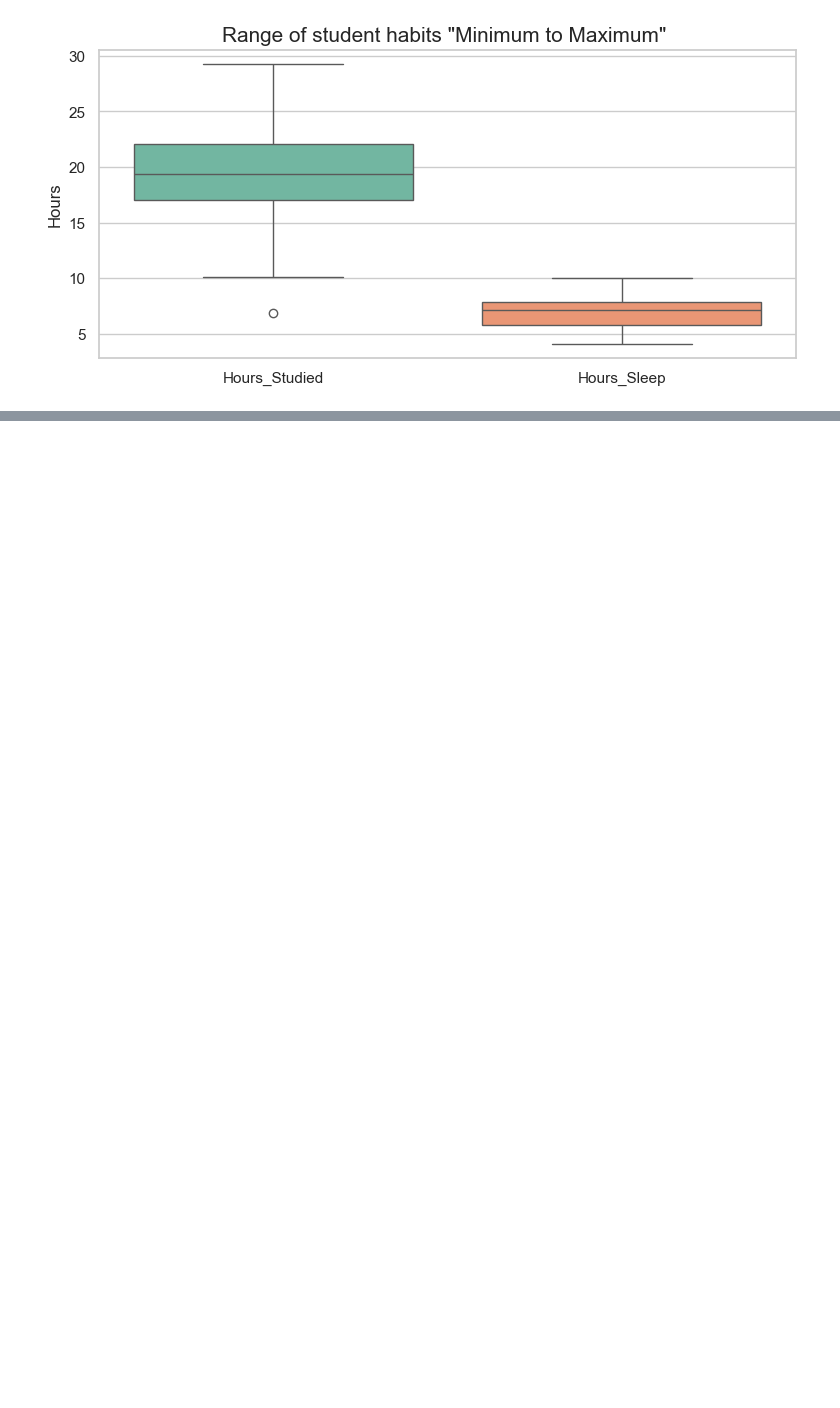
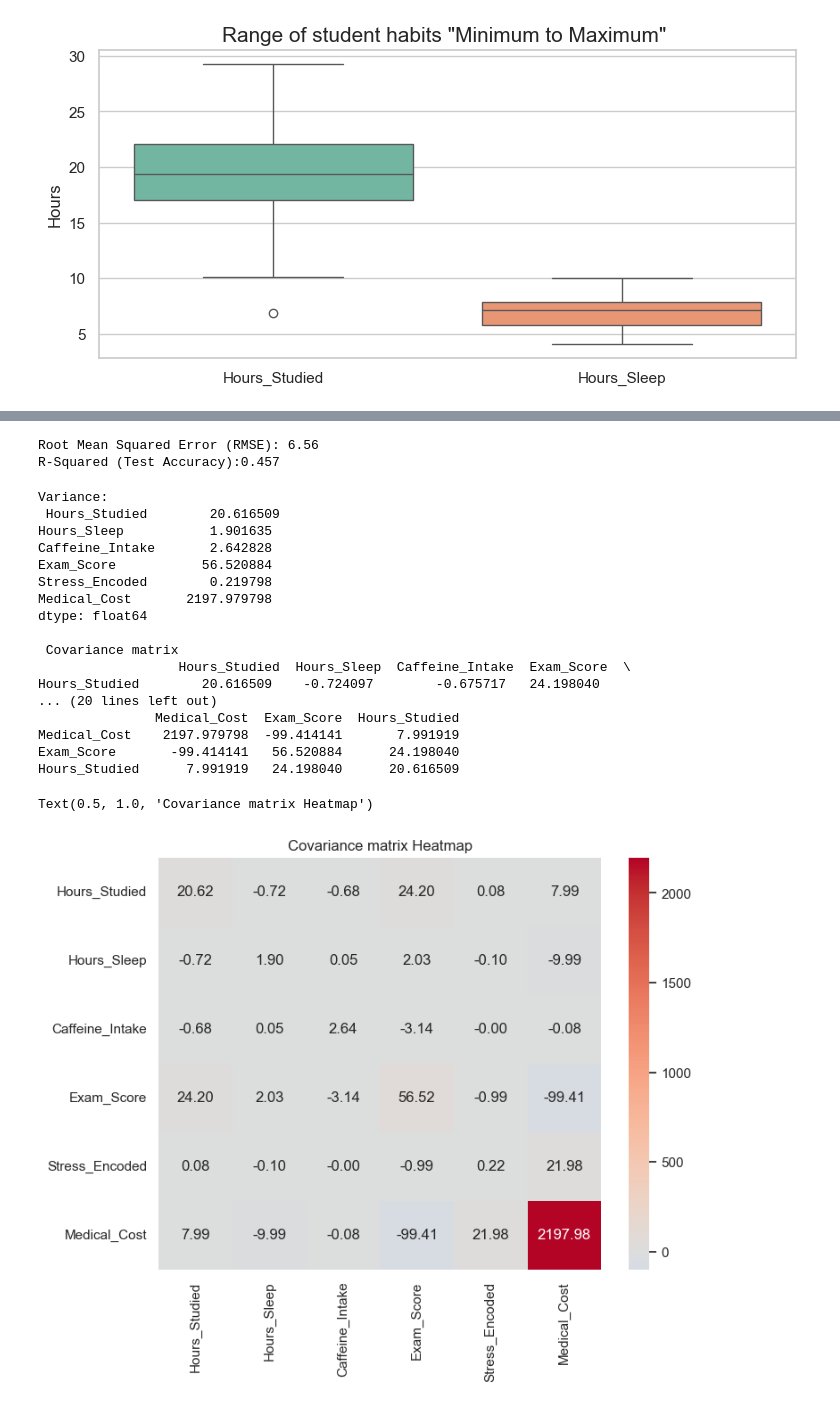
Before and after one commit to 2025417-ridney/https-github.com-Statistical-For-DA-Sept-2025, a Jupyter notebook: Ca_2.ipynb, the cells around one changed output, grey strips where cells are left out. Saved outputs shown, nothing was run; the diff lists cells and outputs as text; code cells hidden in the pictures; blank space fills up the shorter version.

```diff
--- a/Ca_2.ipynb
+++ b/Ca_2.ipynb
@@ -227,0 +307,74 @@ dtype: int64
+# %%
+y = df['Exam_Score']
+X = df[['Hours_Studied', 'Hours_Sleep', 'Caffeine_Intake']]
+
+#adding bias constant
+X = sm.add_constant(X)
+
+#used 80% to Train, 20% to test
+X_train, X_test, y_train, y_test = train_test_split(X, y, test_size=0.2, random_state=42)
+
+#model builded and training
+model = sm.OLS(y_train, X_train).fit()
+
+#predicting on test dataset
+y_pred = model.predict(X_test)
+
+#evaluate performance
+rmse = np.sqrt(mean_squared_error(y_test, y_pred))
+r2_test = r2_score(y_test, y_pred)
+
+print(f"Root Mean Squared Error (RMSE): {rmse:.2f}")
+print(f"R-Squared (Test Accuracy):{r2_test:.3f}")
+# %% [output]
+Root Mean Squared Error (RMSE): 6.56
+R-Squared (Test Accuracy):0.457
+# %%
+#standard deviation squared
+variance = df.var(numeric_only=True)
+
+#covariance matrix
+covariance = df.cov(numeric_only=True)
+
+# medical cost variance
+prob_sick = df['Stress'].value_counts(normalize=True)['Yes']
+cost_sick = 100
+cost_healthy = 0
+
+#Calculate Variance
+var_medical = prob_sick * (1 - prob_sick) * ((cost_sick - cost_healthy) ** 2)
+
+print("Variance: \n", variance)
+print("\n Covariance matrix  \n", covariance)
+
+expected_value = prob_sick * cost_sick  # Since cost_healthy is 0
+print(f"\nExpected Medical Cost per Student: €{expected_value:.2f}")
+print(f"\nMedical Cost Variance: {var_medical:.2f}")
+
+df['Medical_Cost'] = df['Stress'].map({'Yes': 100, 'No': 0})
+print("\n Covariance with Medical Cost:\n")
+print(df[['Medical_Cost', 'Exam_Score', 'Hours_Studied']].cov())
+
+plt.figure(figsize=(8, 6))
+sns.heatmap(covariance, annot=True, fmt='.2f', cmap='coolwarm', center=0)
+plt.title('Covariance matrix Heatmap')
+# %% [output]
+Variance:
+ Hours_Studied        20.616509
+Hours_Sleep           1.901635
+Caffeine_Intake       2.642828
+Exam_Score           56.520884
+Stress_Encoded        0.219798
+Medical_Cost       2197.979798
+dtype: float64
+
+ Covariance matrix
+                  Hours_Studied  Hours_Sleep  Caffeine_Intake  Exam_Score  \
+Hours_Studied        20.616509    -0.724097        -0.675717   24.198040
+... (20 lines left out)
+               Medical_Cost  Exam_Score  Hours_Studied
+Medical_Cost    2197.979798  -99.414141       7.991919
+Exam_Score       -99.414141   56.520884      24.198040
+Hours_Studied      7.991919   24.198040      20.616509
+Text(0.5, 1.0, 'Covariance matrix Heatmap')
+[figure, added]
```
Also changed, not shown: parts of 11 cells of this notebook, 2 other files.
